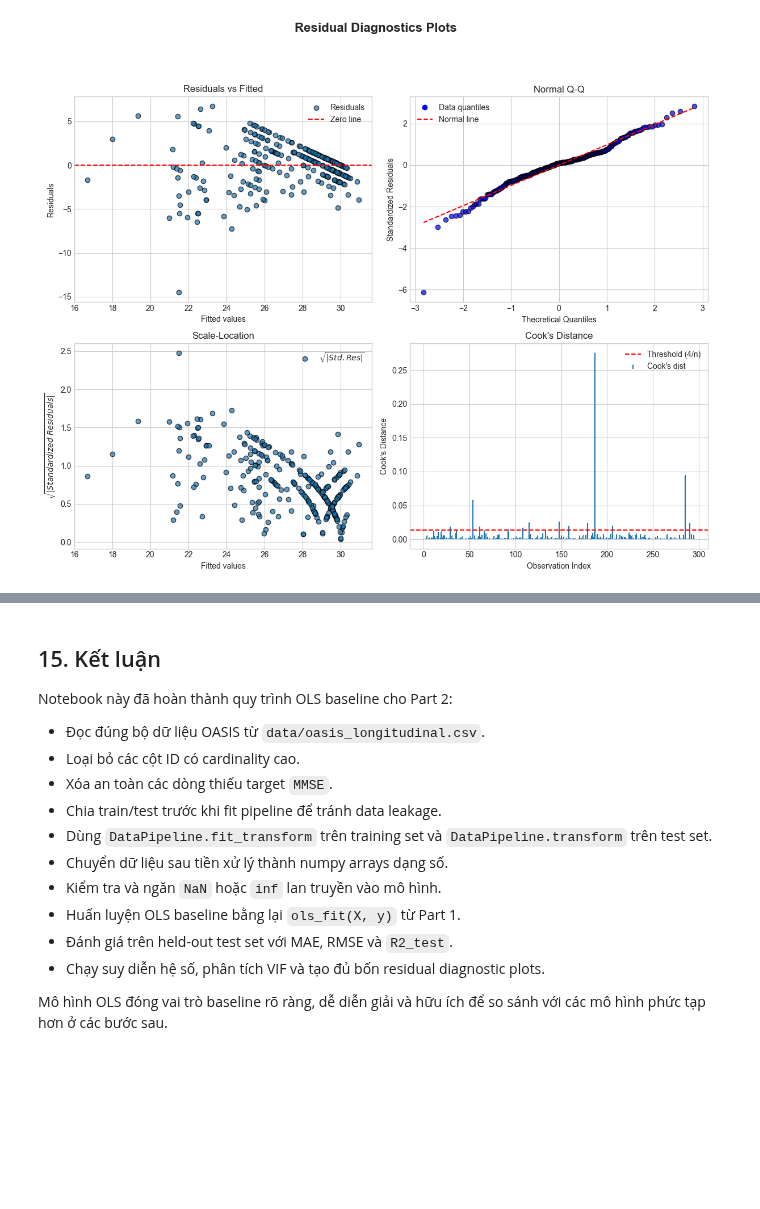
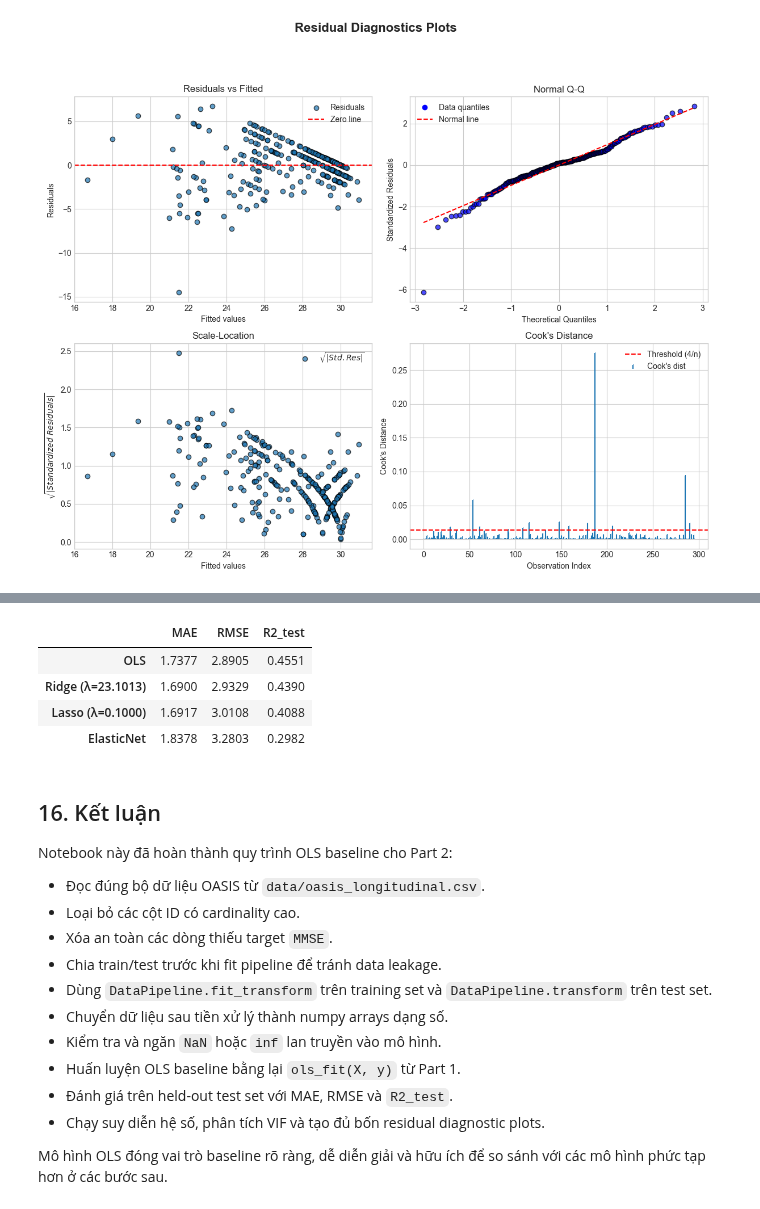
Before and after one commit to TanKhoiTV/blues-estimator-project, a Jupyter notebook: part2/part2_notebook.ipynb, the cells around one changed output, grey strips where cells are left out. Cells and saved outputs as stored; diff of their text form; code cells hidden in the pictures; blank space fills up the shorter version.

```diff
--- a/part2/part2_notebook.ipynb
+++ b/part2/part2_notebook.ipynb
@@ -467,5 +560,20 @@ ols_model.diagnostic_plots()
+# %%
+comparison_table = comparison.compare_metrics(
+    X_train_selected,
+    y_train,
+    X_test_selected,
+    y_test
+)
+
+display(comparison_table)
+# %% [output]
+|  | MAE | RMSE | R2_test |
+| OLS | 1.7377 | 2.8905 | 0.4551 |
+| Ridge (λ=23.1013) | 1.6900 | 2.9329 | 0.4390 |
+| Lasso (λ=0.1000) | 1.6917 | 3.0108 | 0.4088 |
+| ElasticNet | 1.8378 | 3.2803 | 0.2982 |
 # %% [markdown]
-## 15. Kết luận
+## 16. Kết luận
 
 Notebook này đã hoàn thành quy trình OLS baseline cho Part 2:
 
```
Also changed, not shown: parts of 4 cells of this notebook, 1 other file.
